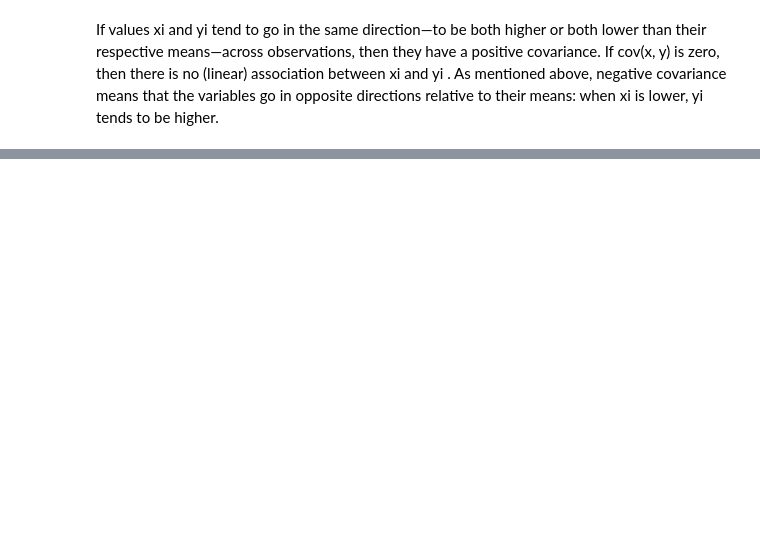
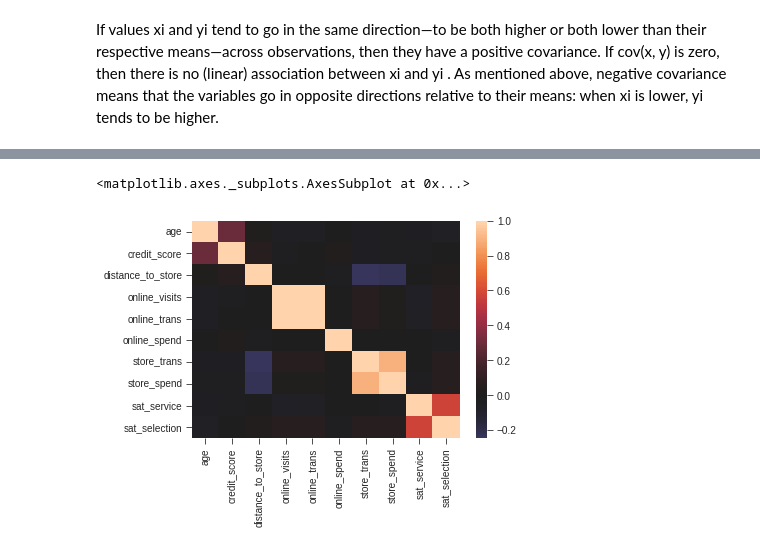
Before and after one commit to rohailkhan/Marketing_analytics, a Jupyter notebook: 4_Marketing_and_Research.ipynb, the cells around one changed output, grey strips where cells are left out. Saved outputs shown, nothing was run; the diff lists cells and outputs as text; code cells hidden in the pictures; blank space fills up the shorter version.

```diff
--- a/4_Marketing_and_Research.ipynb
+++ b/4_Marketing_and_Research.ipynb
@@ -416,0 +634,5 @@ xi is lower, yi tends to be higher.
+# %%
+sns.heatmap(cust_df.corr(), center=0)
+# %% [output]
+<matplotlib.axes._subplots.AxesSubplot at 0x...>
+[figure, added]
```
Also changed, not shown: parts of 37 cells of this notebook.
